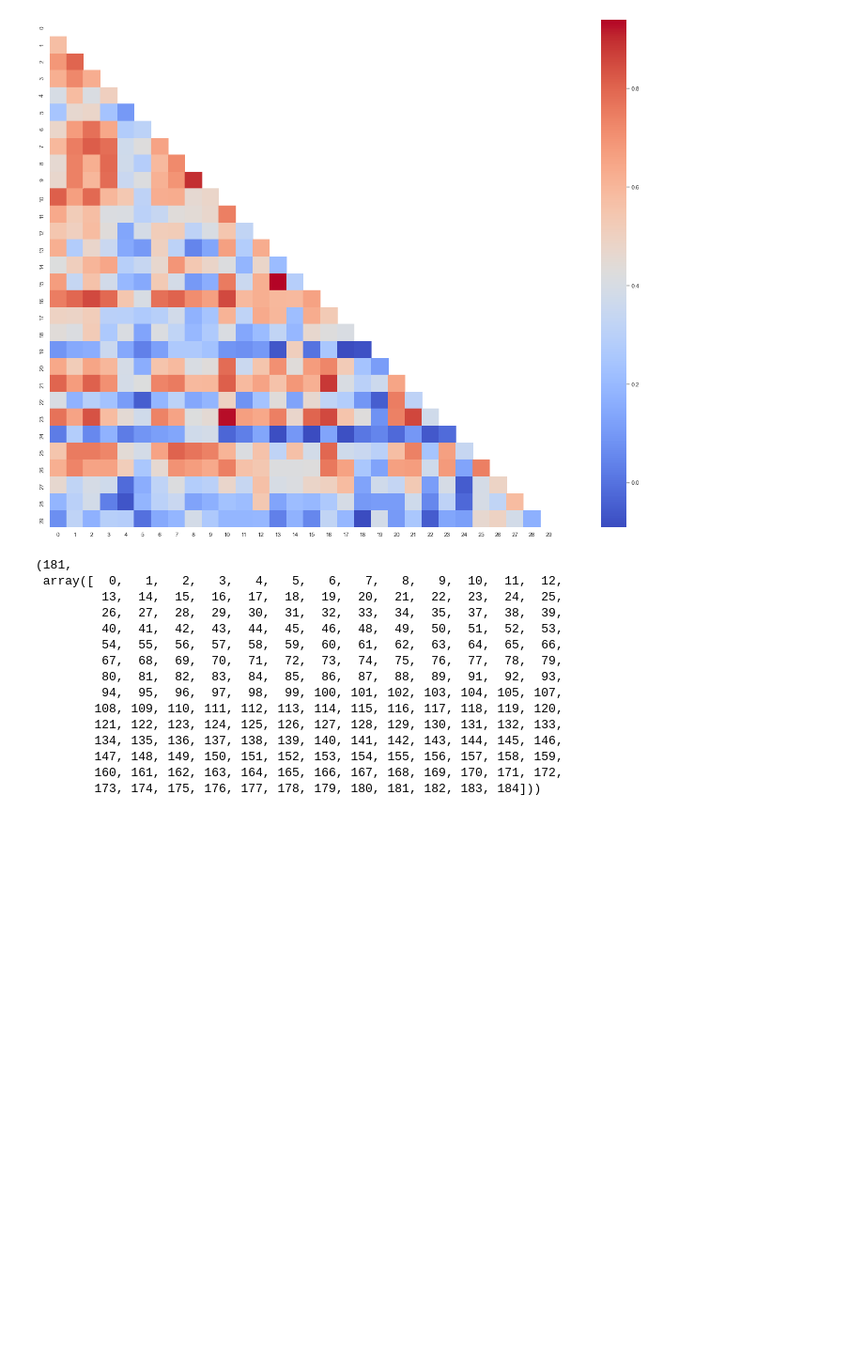
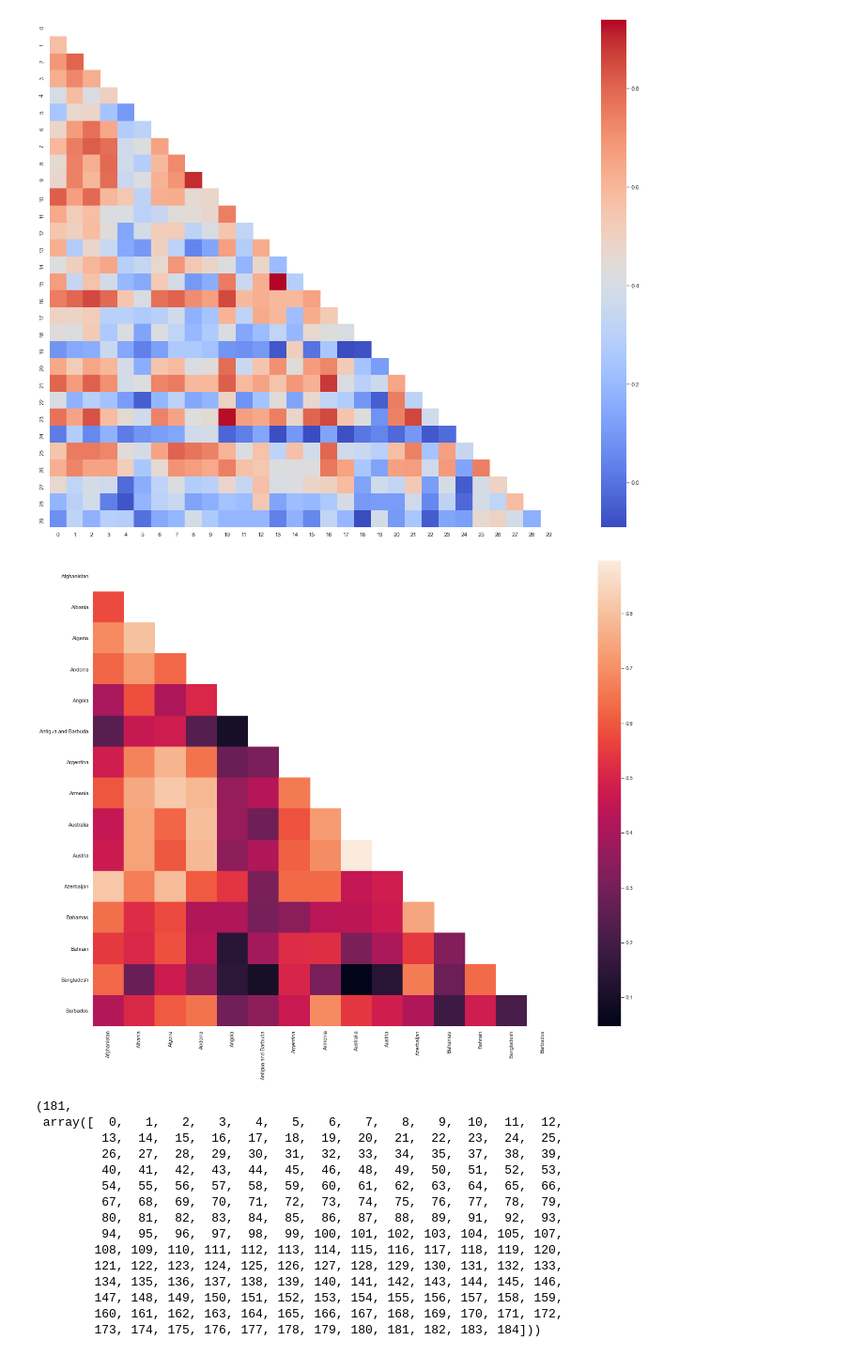
Before and after one commit to matchawu/DL_HW2_RNN-LSTM-GRU-and-VAE, a Jupyter notebook: HW2_1.ipynb, the cells around one changed output. Shown: that part at 94% size. Cells and saved outputs as stored; diff of their text form; code cells hidden in the pictures; blank space fills up the shorter version.

```diff
--- a/HW2_1.ipynb
+++ b/HW2_1.ipynb
@@ -87,5 +106,14 @@ with sns.axes_style("white"):
 # %% [output]
 [figure]
+# %%
+mask = np.zeros_like(corrcoef_matrix[:15,:15])
+mask[np.triu_indices_from(mask)] = True
+with sns.axes_style("white"):
+    f, ax = plt.subplots(figsize=(30,18))
+    ax = sns.heatmap(corrcoef_matrix[:15,:15], mask=mask, square=True, xticklabels=countries[:15], yticklabels=countries[:15],)
+    ax.figure.savefig("heatmap_mask.png")
+# %% [output]
+[figure, added]
 # %%
 threshold = .4
 # 0.70 -> ,0.75 -> ,0.80 -> ,0.85 -> 84,0.90 ->
```
Also changed, not shown: parts of 15 cells of this notebook, 16 other files.
